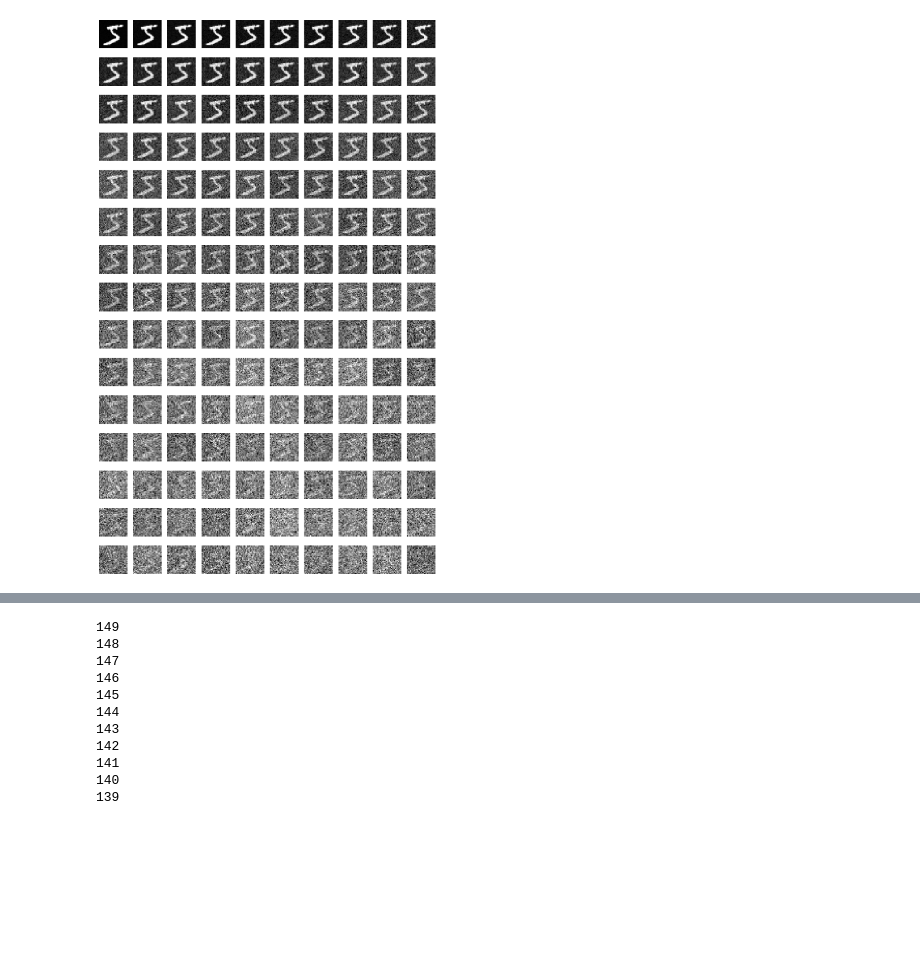
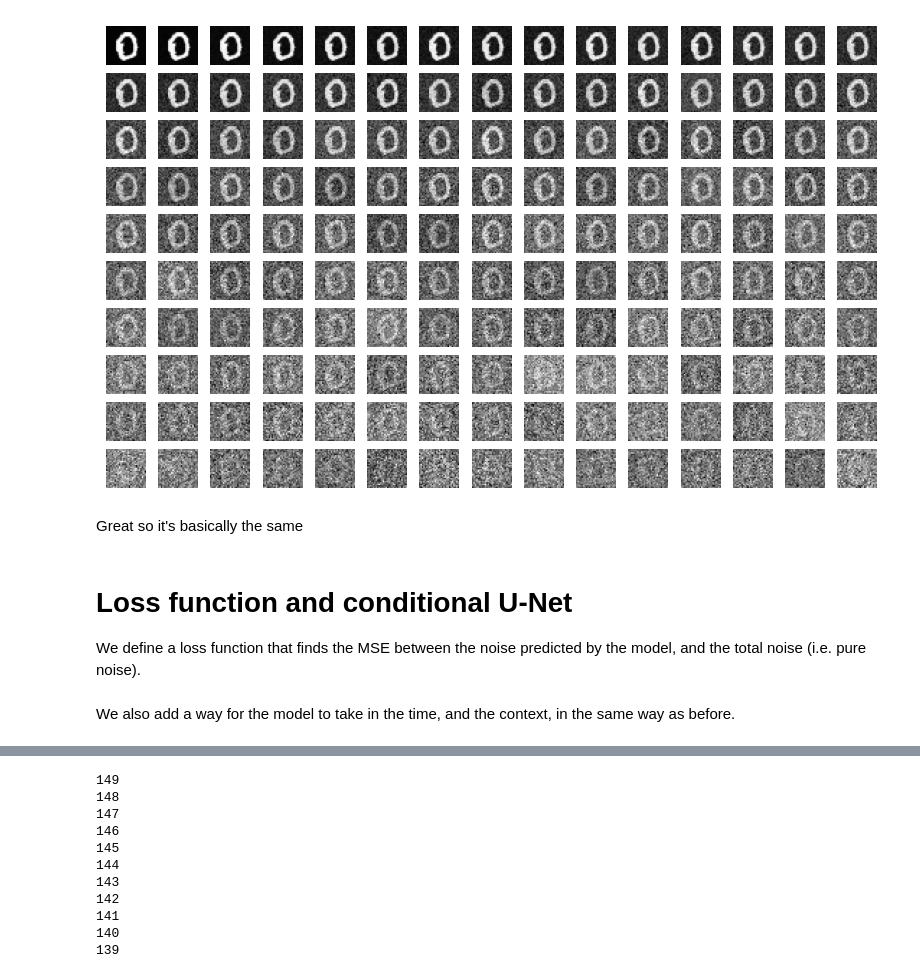
Before and after one commit to acceleratescience/diffusion-models, a Jupyter notebook: notebooks/4_diffusion.ipynb, the cells around one changed output, grey strips where cells are left out. Saved outputs shown, nothing was run; the diff lists cells and outputs as text; code cells hidden in the pictures; blank space fills up the shorter version.

```diff
--- a/notebooks/4_diffusion.ipynb
+++ b/notebooks/4_diffusion.ipynb
@@ -39,0 +18,9 @@ test_loader = DataLoader(test_noisy_dataset, batch_size=32, shuffle=False)
+# %%
+import sys
+sys.path.append('..')
+from diffusion_models import utils
+
+DATA_PATH = '../data/'
+train_loader, test_loader = utils.get_mnist(32, DATA_PATH)
+
+device = torch.device("cuda" if torch.cuda.is_available() else "cpu")
@@ -53,14 +47,14 @@ sample_image = sample_image[0]
 # %%
-import matplotlib.pyplot as plt
-plt.figure(figsize=(15,25))
+plt.figure(figsize=(10,6))
 x_0 = sample_image[0]
 x_t = x_0
 
 for t in range(T):
     noise = torch.randn_like(x_t)
     x_t = torch.sqrt(1 - beta[t]) * x_t + torch.sqrt(beta[t]) * noise
-    img = torch.squeeze(x_t).cpu()
-    ax = plt.subplot(15, 10, t + 1)
-    ax.axis("off")
-    plt.imshow(img, cmap="gray")
+    img = torch.squeeze(x_t).numpy()
+    plt.subplot(10, 15, t+1)
+    plt.imshow(img, cmap='gray')
+    plt.axis('off')
+plt.show()
 # %% [output]
@@ -102,14 +87,13 @@ tensor([0.0100, 0.0200, 0.0300, 0.0400, 0.0500, 0.0600, 0.0700, 0.0800, 0.0900,
 # %%
-plt.figure(figsize=(15,25))
-xs = []
+plt.figure(figsize=(10,6))
+x_0 = sample_image[0]
 
 for t in range(T):
-    t_tenser = torch.Tensor([t]).type(torch.int64)
-    x_t, _ = q(x_0, t_tenser)
-    img = torch.squeeze(x_t).cpu()
-    xs.append(img)
-    ax = plt.subplot(15, 10, t + 1)
-    ax.axis('off')
+    x_t = q(x_0, torch.tensor(t))[0]
+    img = torch.squeeze(x_t).numpy()
+    plt.subplot(10, 15, t+1)
     plt.imshow(img, cmap='gray')
+    plt.axis('off')
+plt.show()
 # %% [output]
-[figure, old version]
+[figure, new version]
@@ -118,6 +100,13 @@ import math
+# %% [markdown]
+Great so it's basically the same
+# %% [markdown]
+# Loss function and conditional U-Net
+We define a loss function that finds the MSE between the noise predicted by the model, and the total noise (i.e. pure noise).
 # %%
 def loss_function(model, x_0, t, label):
     x_noisy, noise = q(x_0, t)
     noise_pred = model(x_noisy, t, label)
     return F.mse_loss(noise, noise_pred)
+# %% [markdown]
+We also add a way for the model to take in the time, and the context, in the same way as before.
 # %%
```
Also changed, not shown: parts of 16 cells of this notebook, 2 other files.
